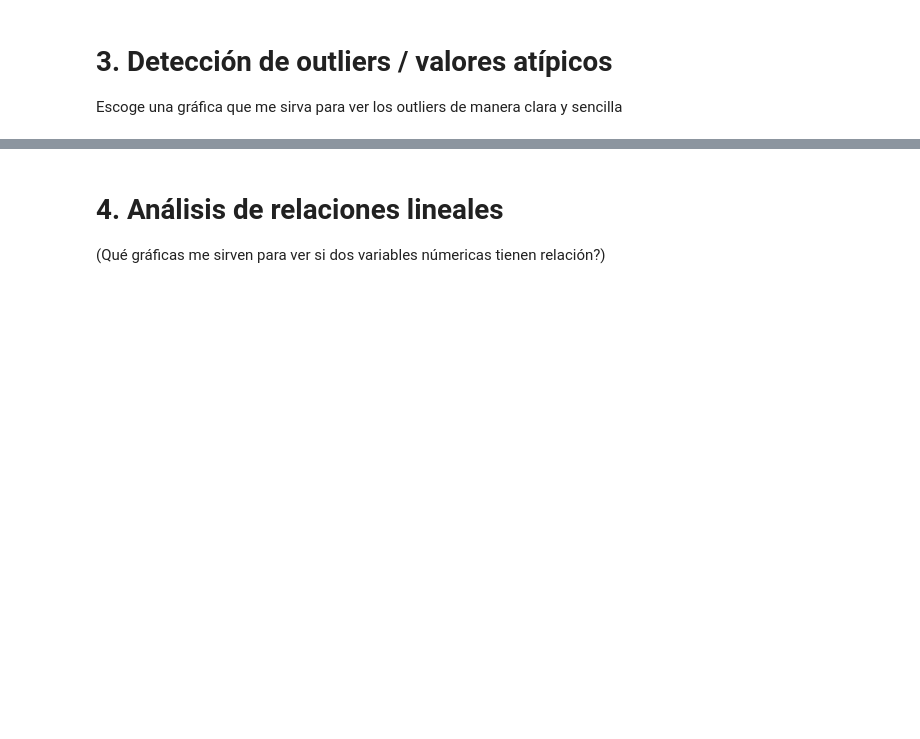
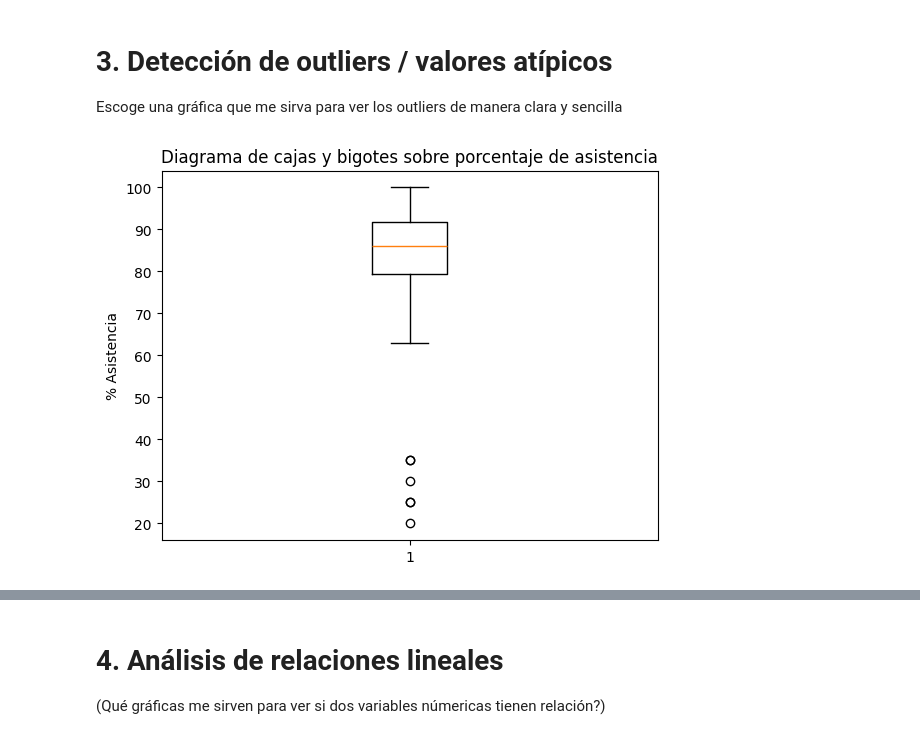
Before and after one commit to cdsaineac/Bootcamp-DS-202605, a Jupyter notebook: Clase 10 - Visualizacion de datos/Taller_Guiado_Visualización_de_datos.ipynb, the cells around one changed output, grey strips where cells are left out. Cells and saved outputs as stored; diff of their text form; code cells hidden in the pictures; blank space fills up the shorter version.

Commit message:
Visualización Clase 2

```diff
--- a/Clase 10 - Visualizacion de datos/Taller_Guiado_Visualización_de_datos.ipynb
+++ b/Clase 10 - Visualizacion de datos/Taller_Guiado_Visualización_de_datos.ipynb
@@ -136,3 +136,10 @@ The `ci` parameter is deprecated. Use `errorbar=None` for the same effect.
 # %% [markdown]
 # 3. Detección de outliers / valores atípicos
 Escoge una gráfica que me sirva para ver los outliers de manera clara y sencilla
+# %%
+plt.boxplot(notas['asistencia_pct'])
+plt.title('Diagrama de cajas y bigotes sobre porcentaje de asistencia')
+plt.ylabel('% Asistencia')
+plt.show()
+# %% [output]
+[figure, added]
```
Also changed, not shown: parts of 8 cells of this notebook.
